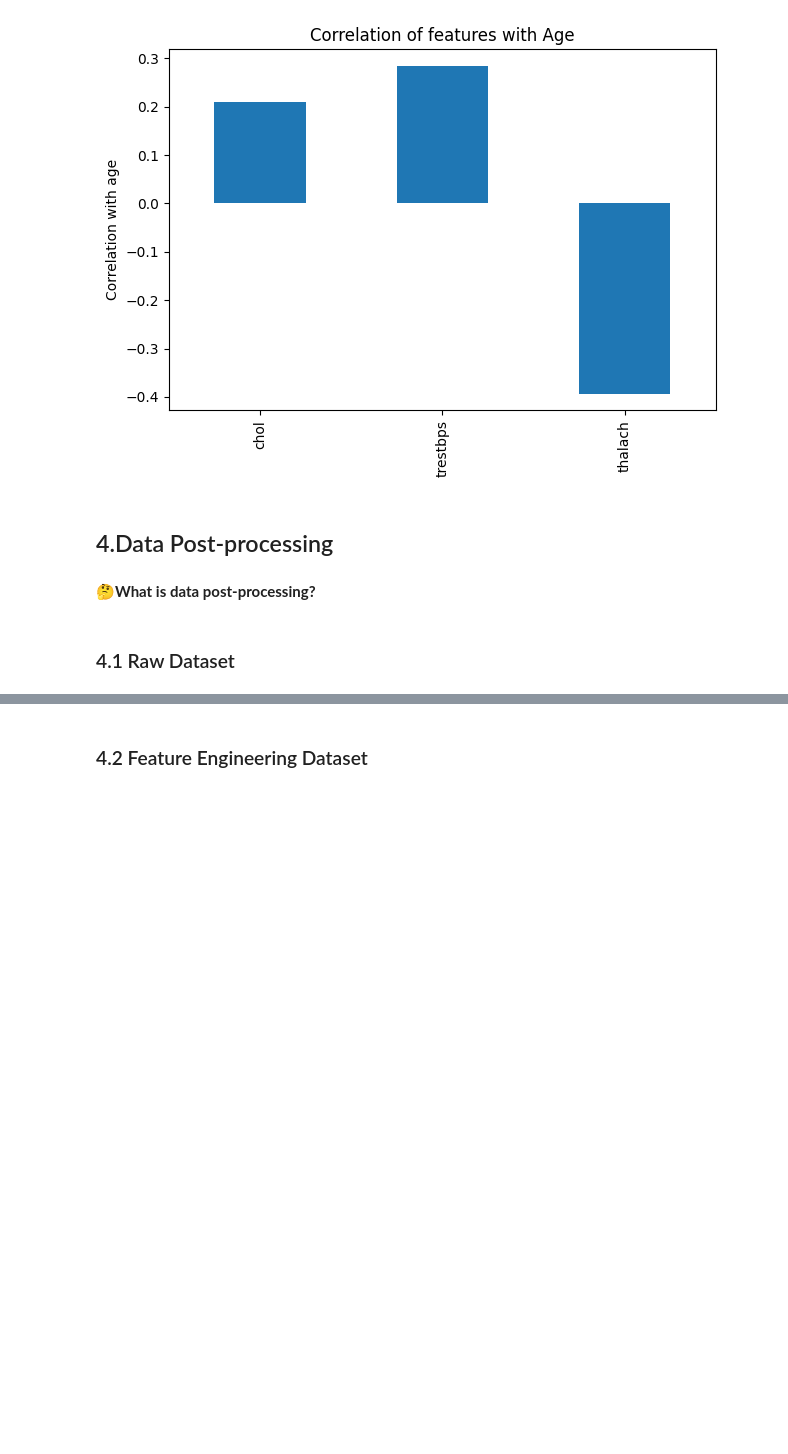
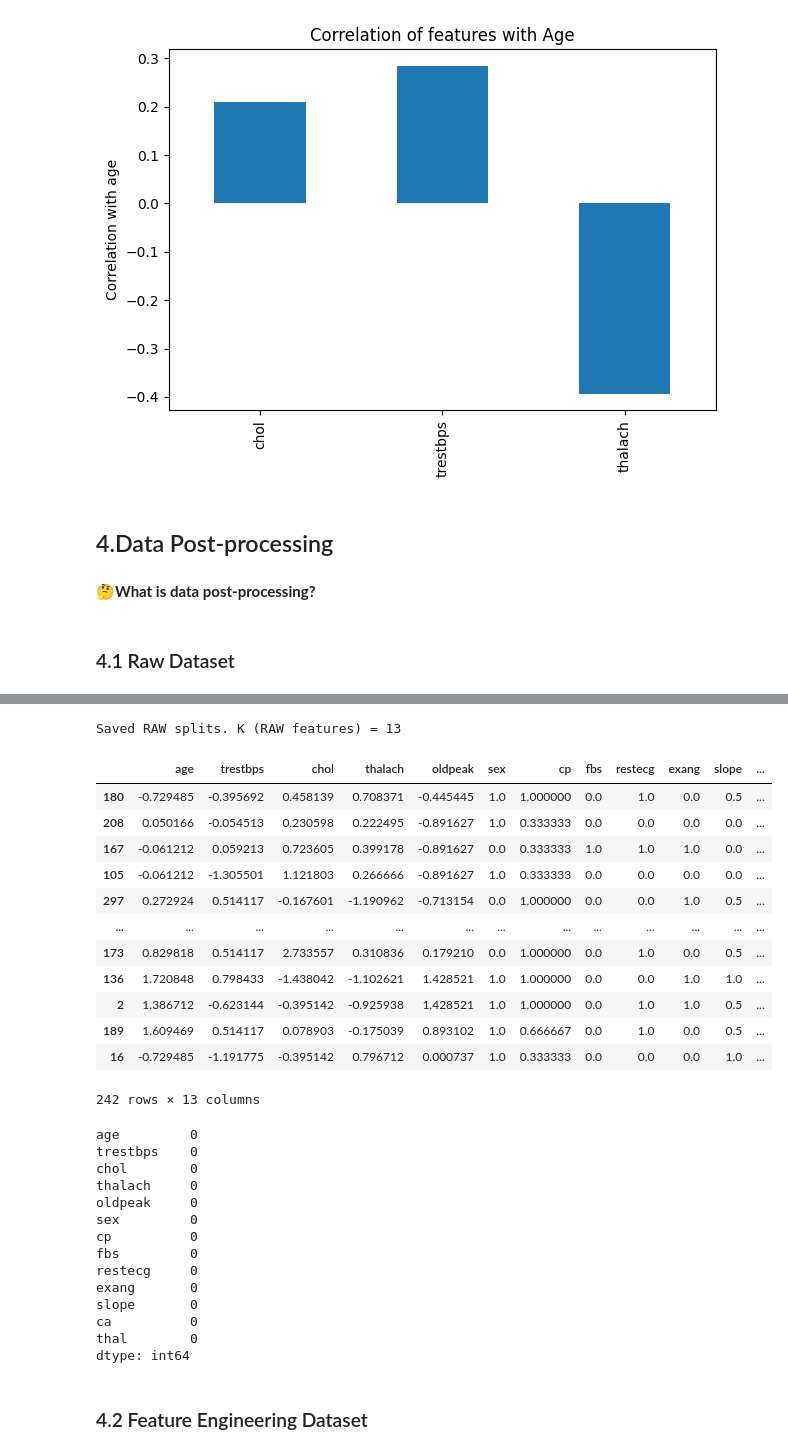
Before and after one commit to mylethidiem/data-science-artificial-intelligence-projects, a Jupyter notebook: Heart-Disease-Diagnosis/notebooks/Feature_Engineering.ipynb, the cells around one changed output, grey strips where cells are left out. Saved outputs shown, nothing was run; the diff lists cells and outputs as text; code cells hidden in the pictures; blank space fills up the shorter version.

```diff
--- a/Heart-Disease-Diagnosis/notebooks/Feature_Engineering.ipynb
+++ b/Heart-Disease-Diagnosis/notebooks/Feature_Engineering.ipynb
@@ -225,3 +247,12 @@ plt.show()
 🤔**What is data post-processing?**
 # %% [markdown]
 ### 4.1 Raw Dataset
+# %%
+TARGET = 'target'
+raw_feature_cols = [c for c in raw.columns if c != TARGET]
+K = len(raw_feature_cols)
+print("Number of features:", K)
+
+
+X_all = raw[raw_feature_cols]
+y_all = raw[TARGET]
@@ -227,0 +277,18 @@ plt.show()
+# %%
+# train 80%, temp 20%
+X_train, X_temp, y_train, y_temp = train_test_split(
+    X_all, y_all, test_size=0.2, stratify=y_all, random_state=RANDOM_SEED
+)
+
+# split 50% of 20% for val size and test size
+X_val, X_test, y_val, y_test = train_test_split(
+    X_temp, y_temp, test_size=0.5, stratify=y_temp, random_state=RANDOM_SEED
+)
+
+X_raw_train = raw_pipeline.fit_transform(X_train, y_train)
+X_raw_val = raw_pipeline.transform(X_val)
+X_raw_test = raw_pipeline.transform(X_test)
+
+print(f"X_raw_train shape: {X_raw_train.shape}")
+print(f"X_raw_val shape: {X_raw_val.shape}")
+print(f"X_raw_test shape: {X_raw_test.shape}")
@@ -228,2 +299,54 @@ plt.show()
+# %%
+# Get the feature names after preprocessing
+preprocessed_feature_names = []
+for name, transformer, columns in preprocess.transformers_:
+    if hasattr(transformer, 'get_feature_names_out'):
+        preprocessed_feature_names.extend(transformer.get_feature_names_out(columns))
+    else:
+        preprocessed_feature_names.extend(columns)
+
+# Convert NumPy arrays to DataFrames
+X_raw_train_df = pd.DataFrame(X_raw_train, columns=preprocessed_feature_names, index=X_train.index)
+X_raw_val_df = pd.DataFrame(X_raw_val, columns=preprocessed_feature_names, index=X_val.index)
+X_raw_test_df = pd.DataFrame(X_raw_test, columns=preprocessed_feature_names, index=X_test.index)
+# %%
+out_dir = Path(OUTPUT_DIR); out_dir.mkdir(parents=True, exist_ok=True)
+pd.concat([X_raw_train_df, y_train.rename(TARGET)], axis=1).to_csv(out_dir / 'raw_train.csv', index=False) # concat data and extract to csv
+pd.concat([X_raw_val_df, y_val.rename(TARGET)], axis=1).to_csv(out_dir / 'raw_val.csv', index=False)
+pd.concat([X_raw_test_df, y_test.rename(TARGET)], axis=1).to_csv(out_dir / 'raw_test.csv', index=False)
+print("Saved RAW splits. K (RAW features) =", K)
+# %% [output]
+Saved RAW splits. K (RAW features) = 13
+# %%
+display(X_raw_train_df)
+display(X_raw_train_df.isna().sum())
+# %% [output]
+|  | age | trestbps | chol | thalach | oldpeak | sex | cp | fbs | restecg | exang | slope | ... |
+| 180 | -0.729485 | -0.395692 | 0.458139 | 0.708371 | -0.445445 | 1.0 | 1.000000 | 0.0 | 1.0 | 0.0 | 0.5 | ... |
+| 208 | 0.050166 | -0.054513 | 0.230598 | 0.222495 | -0.891627 | 1.0 | 0.333333 | 0.0 | 0.0 | 0.0 | 0.0 | ... |
+| 167 | -0.061212 | 0.059213 | 0.723605 | 0.399178 | -0.891627 | 0.0 | 0.333333 | 1.0 | 1.0 | 1.0 | 0.0 | ... |
+| 105 | -0.061212 | -1.305501 | 1.121803 | 0.266666 | -0.891627 | 1.0 | 0.333333 | 0.0 | 0.0 | 0.0 | 0.0 | ... |
+| 297 | 0.272924 | 0.514117 | -0.167601 | -1.190962 | -0.713154 | 0.0 | 1.000000 | 0.0 | 0.0 | 1.0 | 0.5 | ... |
+| ... | ... | ... | ... | ... | ... | ... | ... | ... | ... | ... | ... | ... |
+| 173 | 0.829818 | 0.514117 | 2.733557 | 0.310836 | 0.179210 | 0.0 | 1.000000 | 0.0 | 1.0 | 0.0 | 0.5 | ... |
+| 136 | 1.720848 | 0.798433 | -1.438042 | -1.102621 | 1.428521 | 1.0 | 1.000000 | 0.0 | 0.0 | 1.0 | 1.0 | ... |
+| 2 | 1.386712 | -0.623144 | -0.395142 | -0.925938 | 1.428521 | 1.0 | 1.000000 | 0.0 | 1.0 | 1.0 | 0.5 | ... |
+| 189 | 1.609469 | 0.514117 | 0.078903 | -0.175039 | 0.893102 | 1.0 | 0.666667 | 0.0 | 1.0 | 0.0 | 0.5 | ... |
+| 16 | -0.729485 | -1.191775 | -0.395142 | 0.796712 | 0.000737 | 1.0 | 0.333333 | 0.0 | 0.0 | 0.0 | 1.0 | ... |
+242 rows × 13 columns
+age         0
+trestbps    0
+chol        0
+thalach     0
+oldpeak     0
+sex         0
+cp          0
+fbs         0
+restecg     0
+exang       0
+slope       0
+ca          0
+thal        0
+dtype: int64
 # %% [markdown]
 ### 4.2 Feature Engineering Dataset
```
Also changed, not shown: parts of 17 cells of this notebook.
